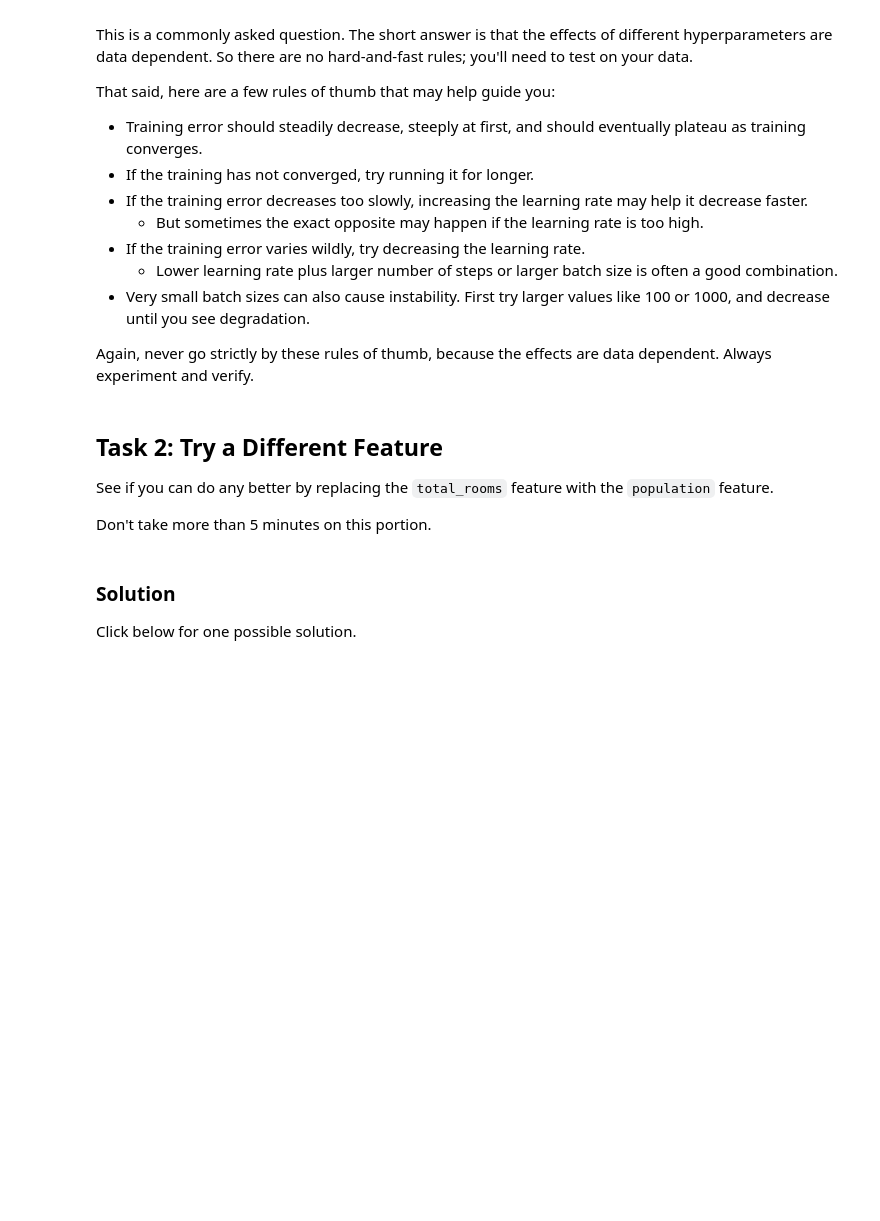
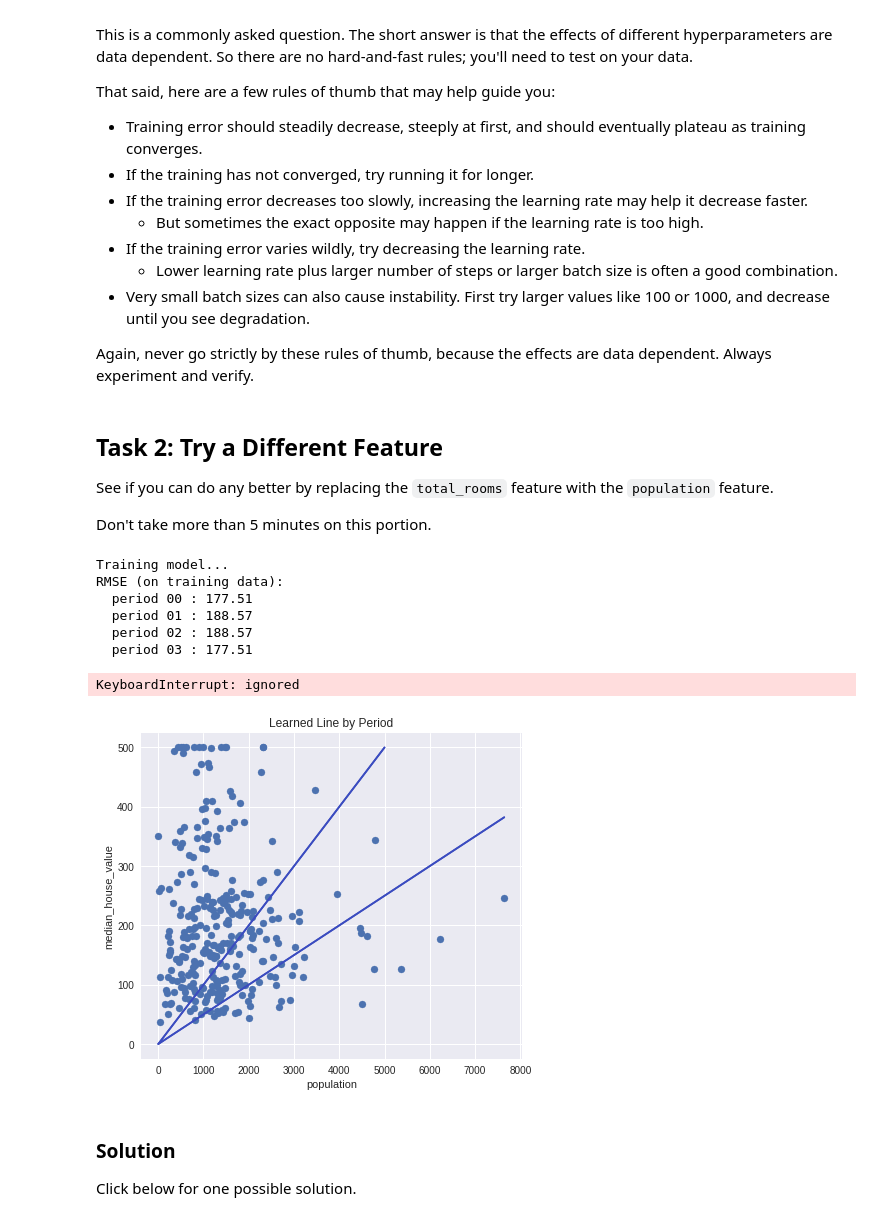
Before and after one commit to pszjmb1/0FunWithColab, a Jupyter notebook: first_steps_with_tensor_flow.ipynb, the cells around one changed output. Drawn from its saved outputs; the diff is of its cells as text; code cells hidden in the pictures; blank space fills up the shorter version.

```diff
--- a/first_steps_with_tensor_flow.ipynb
+++ b/first_steps_with_tensor_flow.ipynb
@@ -450,3 +497,19 @@ Don't take more than 5 minutes on this portion.
+# %%
+train_model(
+    learning_rate=0.005,
+    steps=200,
+    batch_size=100,
+    input_feature="population"
+)
+# %% [output]
+Training model...
+RMSE (on training data):
+  period 00 : 177.51
+  period 01 : 188.57
+  period 02 : 188.57
+  period 03 : 177.51
+KeyboardInterrupt: ignored
+[figure, added]
 # %% [markdown]
 ### Solution
 
```
Also changed, not shown: parts of 10 cells of this notebook.
